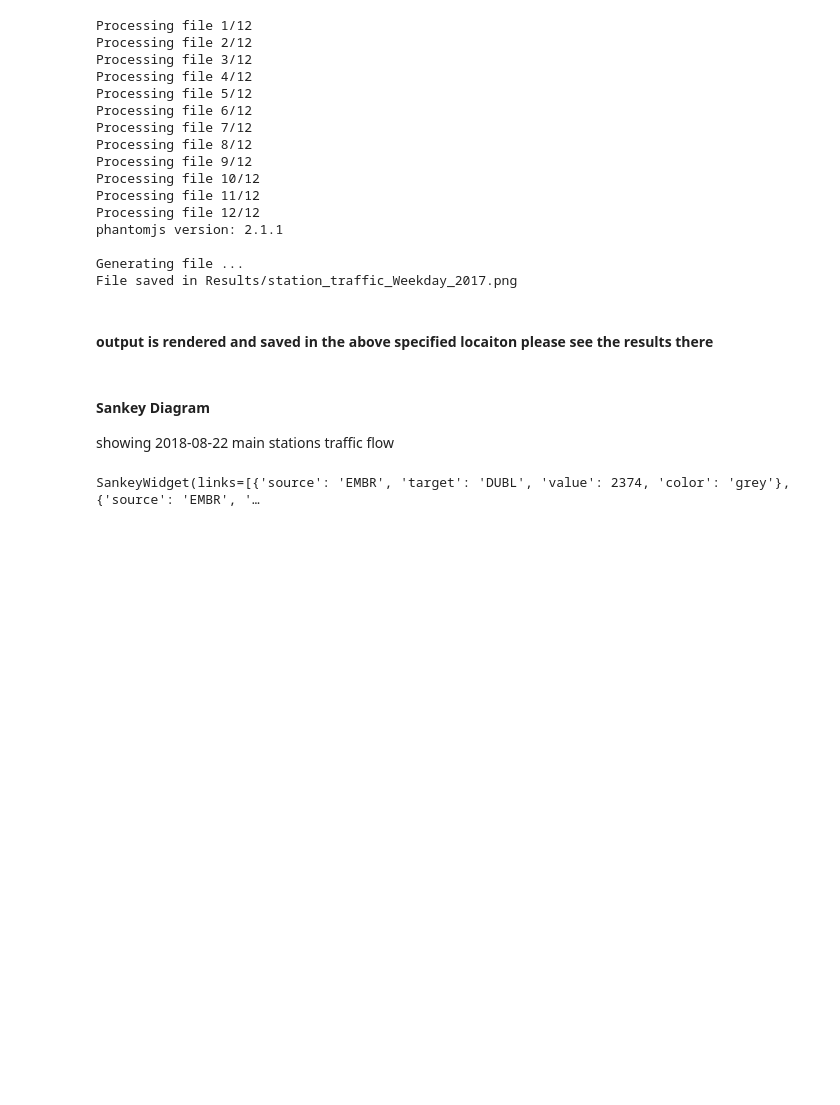
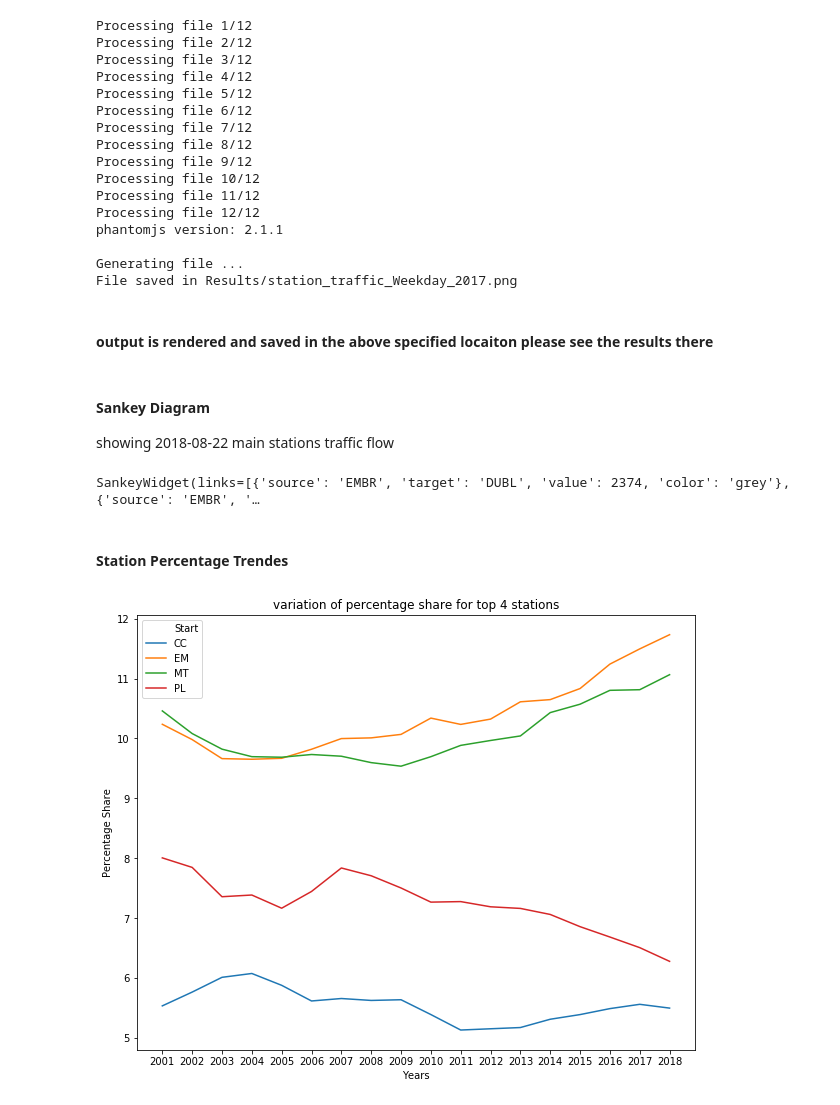
Before and after one commit to CharleneC/ECE143_F18, a Jupyter notebook: BART Trends- Main Notebook.ipynb, the cells around one changed output. Saved outputs shown, nothing was run; the diff lists cells and outputs as text; code cells hidden in the pictures; blank space fills up the shorter version.

Commit message:
adding share plot

```diff
--- a/BART Trends- Main Notebook.ipynb
+++ b/BART Trends- Main Notebook.ipynb
@@ -200,3 +200,5 @@ filename = 'D:/1st Quarter/Data/HourlyRidership/date-hour-soo-dest-2018.csv'#fix
 create_sankey_traffic_flow(filename)
 # %% [output]
 SankeyWidget(links=[{'source': 'EMBR', 'target': 'DUBL', 'value': 2374, 'color': 'grey'}, {'source': 'EMBR', '…
+# %% [markdown]
+#### Station Percentage Trendes
@@ -202,0 +207,4 @@ SankeyWidget(links=[{'source': 'EMBR', 'target': 'DUBL', 'value': 2374, 'color':
+# %%
+plot_station_percent_share(df)
+# %% [output]
+[figure, added]
```
Also changed, not shown: parts of 5 cells of this notebook.
